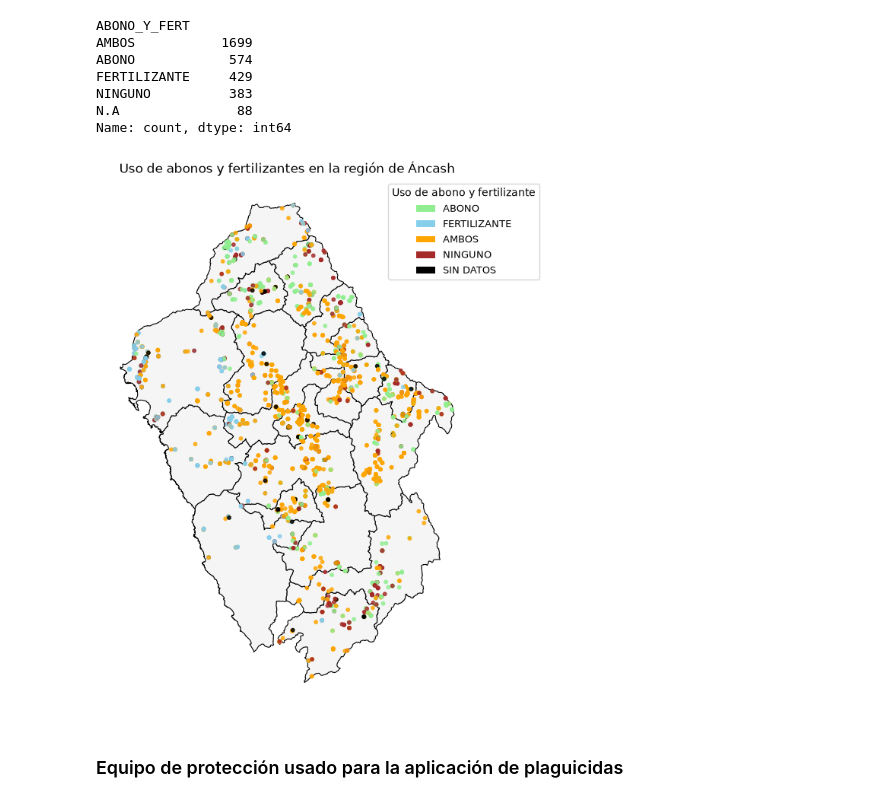
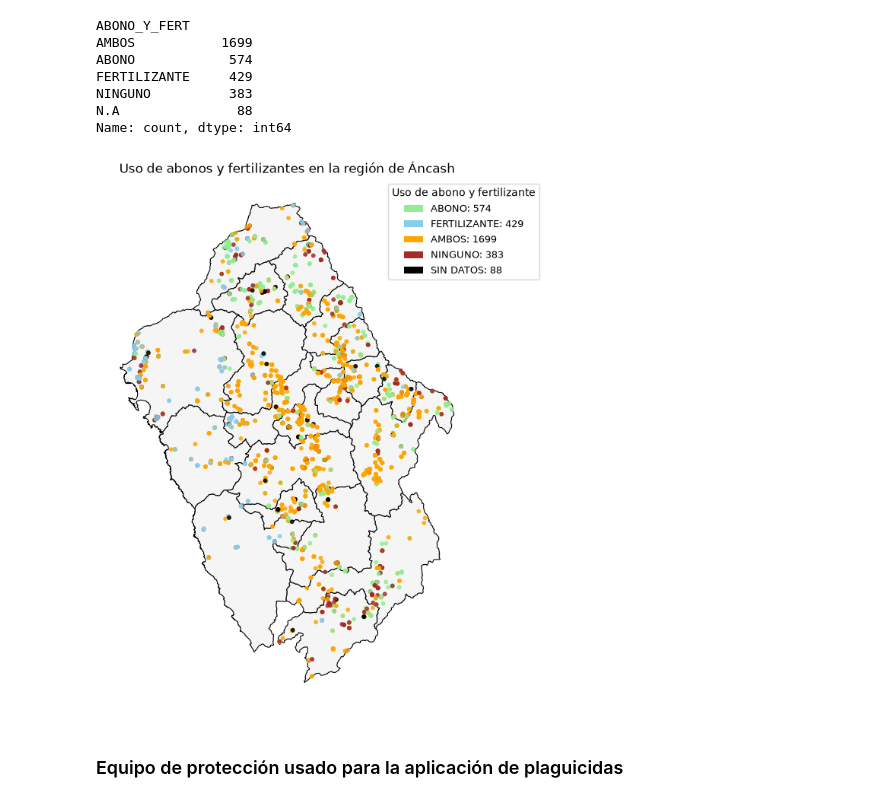
Before and after one commit to matiasrg/Proyecto-PCDA, a Jupyter notebook: scripts/04_CAP300AB.ipynb, the cells around one changed output. Drawn from its saved outputs; the diff is of its cells as text; code cells hidden in the pictures.

```diff
--- a/scripts/04_CAP300AB.ipynb
+++ b/scripts/04_CAP300AB.ipynb
@@ -265,39 +265,39 @@ map_prov_ancash.plot(
     color="whitesmoke",
     edgecolor="black",
     linewidth=0.8
 )
 
 abono_fert_merge.plot(
     ax=ax,
     color=abono_fert_merge["color"],
     markersize=10,
     alpha=0.8
 )
 
 # Leyenda
 leyenda = [
-    Patch(facecolor="lightgreen", label="ABONO"),
-    Patch(facecolor="skyblue", label="FERTILIZANTE"),
-    Patch(facecolor="orange", label="AMBOS"),
-    Patch(facecolor="brown", label="NINGUNO"),
-    Patch(facecolor="black", label="SIN DATOS")
+    Patch(facecolor="lightgreen", label=f"ABONO: {abono_fert_merge["ABONO_Y_FERT"].value_counts(dropna=False)["ABONO"]}"),
+    Patch(facecolor="skyblue", label=f"FERTILIZANTE: {abono_fert_merge["ABONO_Y_FERT"].value_counts(dropna=False)["FERTILIZANTE"]}"),
+    Patch(facecolor="orange", label=f"AMBOS: {abono_fert_merge["ABONO_Y_FERT"].value_counts(dropna=False)["AMBOS"]}"),
+    Patch(facecolor="brown", label=f"NINGUNO: {abono_fert_merge["ABONO_Y_FERT"].value_counts(dropna=False)["NINGUNO"]}"),
+    Patch(facecolor="black", label=f"SIN DATOS: {abono_fert_merge["ABONO_Y_FERT"].value_counts(dropna=False)["N.A"]}")
 ]
 
 ax.legend(
     handles=leyenda,
     title="Uso de abono y fertilizante",
     loc="upper right",
     fontsize=9,
     title_fontsize=10,
     bbox_to_anchor = (1.2,1)
 )
 
 ax.set_title("Uso de abonos y fertilizantes en la región de Áncash")
 ax.set_axis_off()
 
 plt.show()
 # %% [output]
-[figure, old version]
+[figure, new version]
 # %% [markdown]
 ### Equipo de protección usado para la aplicación de plaguicidas
 # %%
```
Also changed, not shown: parts of 1 cell of this notebook, 1 other file.
